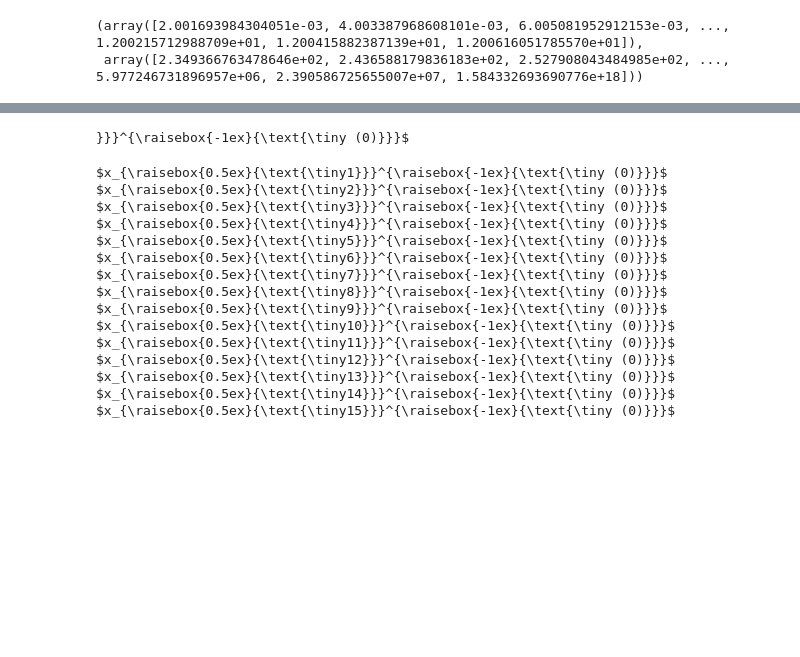
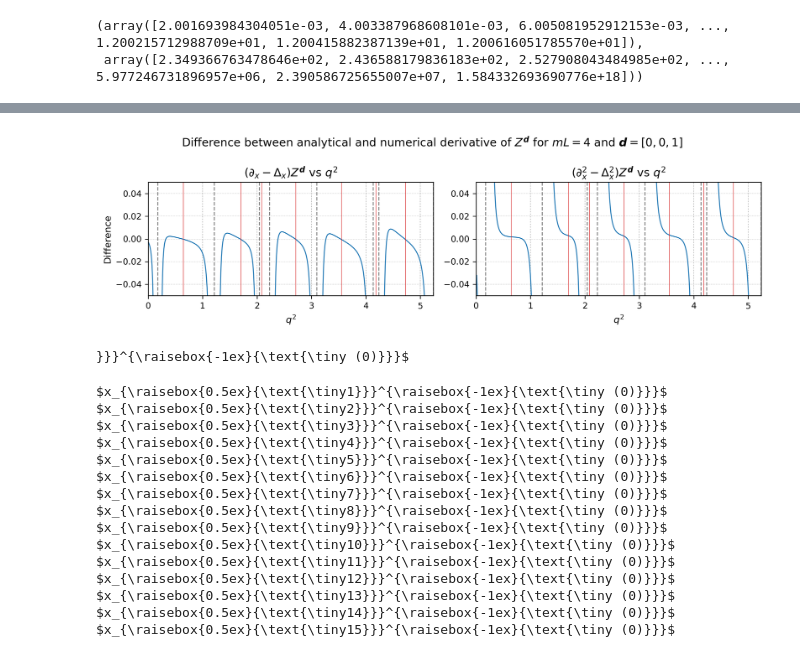
Before and after one commit to rc33051/MPhys-Code, a Jupyter notebook: Workbook_26_March.ipynb, the cells around one changed output, grey strips where cells are left out. Saved outputs shown, nothing was run; the diff lists cells and outputs as text; code cells hidden in the pictures; blank space fills up the shorter version.

```diff
--- a/Workbook_26_March.ipynb
+++ b/Workbook_26_March.ipynb
@@ -214,3 +311,80 @@ plt.show()
+# %%
+sns.set_palette('muted')
+
+def plot_nice(q_2=np.array([]), z_d_results=np.array([]), asymptotes=np.array([]), zeros=np.array([]), d_vec=np.array([0,0,1]), ax=None):
+    if ax is None:
+        ax = plt.gca()
+
+    z_d_plot = np.copy(z_d_results)
+    q_2_plot = np.copy(q_2)
+    first_asymptotes = np.copy(asymptotes)
+
+    # Handling extreme values
+    z_d_plot[np.abs(z_d_plot) > 3e5] = np.nan
+
+    # Plotting the main curve
+    ax.plot(q_2_plot, z_d_plot, linewidth=1, label="$Z_d$ curve", color = 'tab:blue')
+
+    # Asymptotes
+    for i in first_asymptotes:
+        ax.axvline(i, linestyle="--", color = 'tab:grey', linewidth=1, label="Asymptote" if i == first_asymptotes[0] else "")
+
+    # Zeros
+    for i in zeros:
+        ax.axvline(i, color = 'tab:red', linewidth=0.5,  label="Zero" if i == zeros[0] else "")
+
+    # Labels and limits
+    #ax.set_xlabel("$q^2$", fontsize=12)
+    #ax.set_ylabel("$Z_d$", fontsize=12)
+    ax.set_xlim(0, first_asymptotes[-1])
+    ax.set_ylim(-50, 50)
+
+    # Tick marks
+    max_x = first_asymptotes[-1]
+    steps = np.ceil(max_x / 50)
+    ax.set_xticks(np.arange(0, max_x, steps))
+    ax.tick_params(axis='both', which='major', labelsize=9)
+
+    # Grid and legend
+    ax.grid(True, which='major', linestyle=':', linewidth='0.5', color='grey')
+    handles, labels = ax.get_legend_handles_labels()
+    by_label = dict(zip(labels, handles))  # Removing duplicates
+    #ax.legend(by_label.values(), by_label.keys(), fontsize=9, loc='upper right')
+
+    # Title (optional, depending on use case)
+    # ax.set_title("Title Here", fontsize=14)
+
+
+
+# Create a subplot with 1 row and 2 columns
+fig, axs = plt.subplots(1, 2, figsize=(10, 3), dpi=300)
+
+# Plotting the difference for D12(x2) - First2 in the first subplot
+y1 = First2-D12(x2)
+y1[np.abs(y1) > 5e1] = np.nan
+plot_nice(x2, y1, asymptotes1[:8], zeros1, d_vec1, ax=axs[0])
+axs[0].set_ylim(-0.05, 0.05)
+axs[0].grid(True)
+axs[0].set_title('$(\partial_x- \Delta_x)  Z^{\\boldsymbol{ d}}$ vs $q^2$')
+axs[0].set_xlabel("$q^2$")
+axs[0].set_ylabel('Difference')
+#axs[0].legend()
+
+# Plotting the difference for D22(x2) - Second2 in the second subplot
+y2 = Second2 - D22(x2)
+y2[np.abs(y2) > 1e0] = np.nan
+plot_nice(x2, y2, asymptotes1[:8], zeros1, d_vec1, ax=axs[1])
+axs[1].set_ylim(-0.05, 0.05)
+axs[1].grid(True)
+axs[1].set_title('$(\partial^2_x- \Delta^2_x)  Z^{\\boldsymbol{d}}$ vs $q^2$')
+axs[1].set_xlabel("$q^2$")
+##axs[1].legend()
+
+plt.suptitle('Difference between analytical and numerical derivative of $Z^{\\boldsymbol{d}}$ for $mL = 4$ and ${\\boldsymbol{d}} = [0,0,1]$')
+plt.tight_layout()
+plt.show()
+# %% [output]
+[figure, added]
 # %%
 
 prefix = "$x_{"
```
Also changed, not shown: parts of 22 cells of this notebook, 4 other files.
